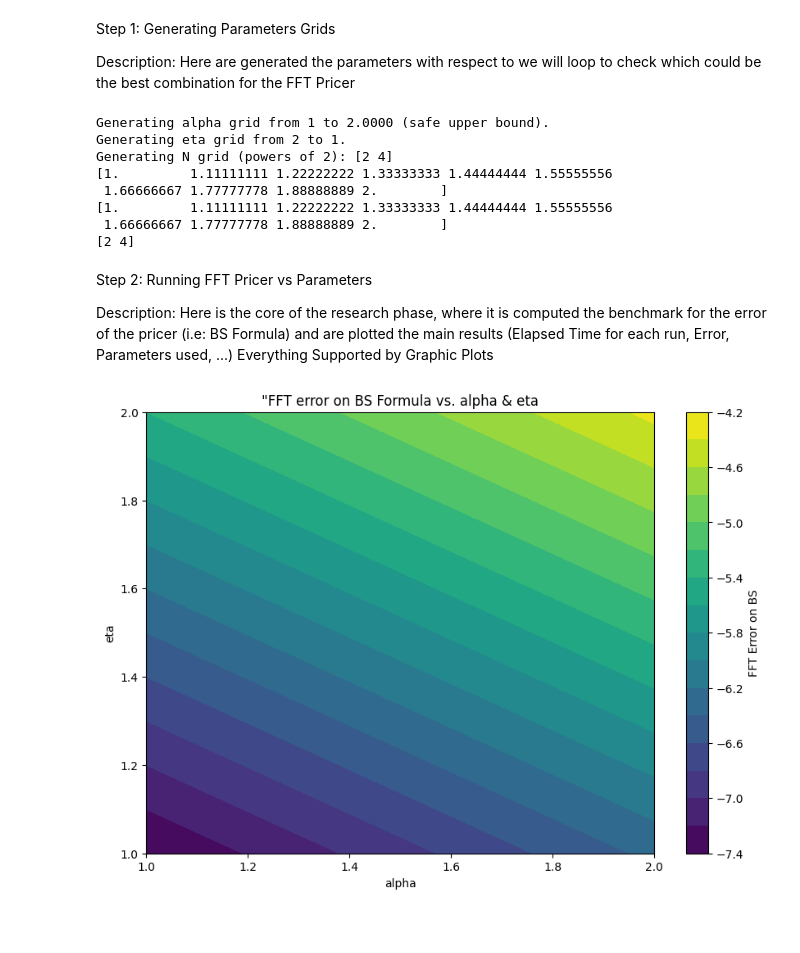
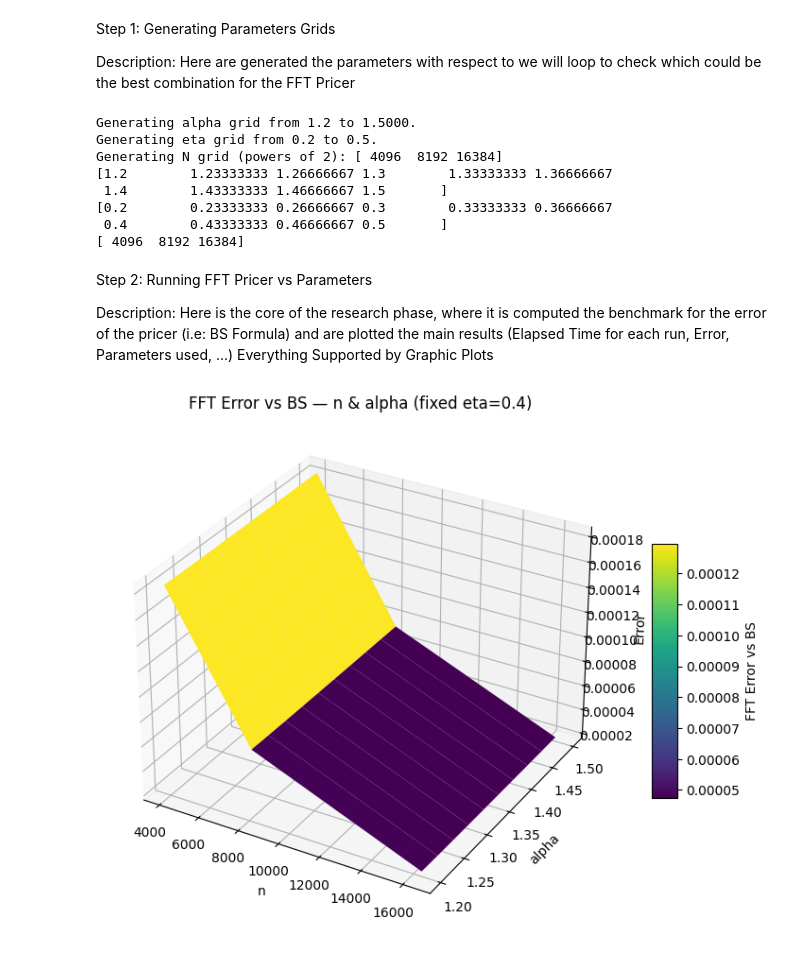
Before and after one commit to blackswan-quants/FourierOptionPricing, a Jupyter notebook: sensitivity_study.ipynb, the cells around one changed output. Saved outputs shown, nothing was run; the diff lists cells and outputs as text; code cells hidden in the pictures; blank space fills up the shorter version.

```diff
--- a/sensitivity_study.ipynb
+++ b/sensitivity_study.ipynb
@@ -25,14 +25,15 @@ from scipy.stats import norm
 # ---- Custom Modules ----------------------------------------
 from src import error_time_module as etm
 from src import grid_module as gm
+from src.fft_pricer import fft_pricer
 
 # ---- Global Parameters -------------------------------------
-ALPHA_LB = 1 #exe
-ALPHA_UP = 2 #exe
-MAX_ETA = 2 #exe
-MIN_ETA = 1 #exe
-MIN_POWER = 1 #exe, for N param
-MAX_POWER = 2 #exe, for N param
+ALPHA_LB = 1.2 #exe
+ALPHA_UP = 1.5 #exe
+MAX_ETA = 0.5 #exe
+MIN_ETA = 0.2 #exe
+MIN_POWER = 12 #exe, for N param
+MAX_POWER = 14 #exe, for N param
 # %% [markdown]
 Step 1: Generating Parameters Grids
 
@@ -41,20 +42,20 @@ Here are generated the parameters with respect to we will loop to check which co
 # %%
 #// Grid Generation
 alpha_grid = gm.generate_alpha_grid(ALPHA_LB, ALPHA_UP)
-eta_grid = gm.generate_eta_grid(MAX_ETA, MIN_ETA)
+eta_grid = gm.generate_eta_grid(MIN_ETA, MAX_ETA)
 n_grid = gm.generate_n_grid(MIN_POWER, MAX_POWER)
 print(alpha_grid)
 print(eta_grid)
 print(n_grid)
 # %% [output]
-Generating alpha grid from 1 to 2.0000 (safe upper bound).
-Generating eta grid from 2 to 1.
-Generating N grid (powers of 2): [2 4]
-[1.         1.11111111 1.22222222 1.33333333 1.44444444 1.55555556
- 1.66666667 1.77777778 1.88888889 2.        ]
-[1.         1.11111111 1.22222222 1.33333333 1.44444444 1.55555556
- 1.66666667 1.77777778 1.88888889 2.        ]
-[2 4]
+Generating alpha grid from 1.2 to 1.5000.
+Generating eta grid from 0.2 to 0.5.
+Generating N grid (powers of 2): [ 4096  8192 16384]
+[1.2        1.23333333 1.26666667 1.3        1.33333333 1.36666667
+ 1.4        1.43333333 1.46666667 1.5       ]
+[0.2        0.23333333 0.26666667 0.3        0.33333333 0.36666667
+ 0.4        0.43333333 0.46666667 0.5       ]
+[ 4096  8192 16384]
 # %% [markdown]
 Step 2: Running FFT Pricer vs Parameters
 
@@ -84,14 +85,11 @@ def bs_formula(S, K, T, r, sigma, option_type='call'):
 
 bs = bs_formula(S0, K, T, r, sigma)
 # %%
-def fft_pricer(alpha, eta, n, option_param):
-    return alpha*np.exp(T*r)+eta*(n/np.log(alpha**eta))
-
 #// Getting Runs ("Experiments") Log
-results = etm.fft_runs(alpha_grid, eta_grid, n_grid, bs, fft_pricer,
-                                option_param=[S0, r, sigma, T, K])
+exp_df = etm.fft_runs(alpha_grid, eta_grid, n_grid, bs, fft_pricer, S0, T, sigma, r, K)
 # %%
 #// Plotting Errors
-etm.plot_error_surface(results, "alpha", "eta", "n", 2)
+etm.plot_error_surface(exp_df, "n", "alpha", "eta", 0.4, "surface3d")
+#exp_df.head()
 # %% [output]
-[figure, old version]
+[figure, new version]
```
Also changed, not shown: 4 other files.
